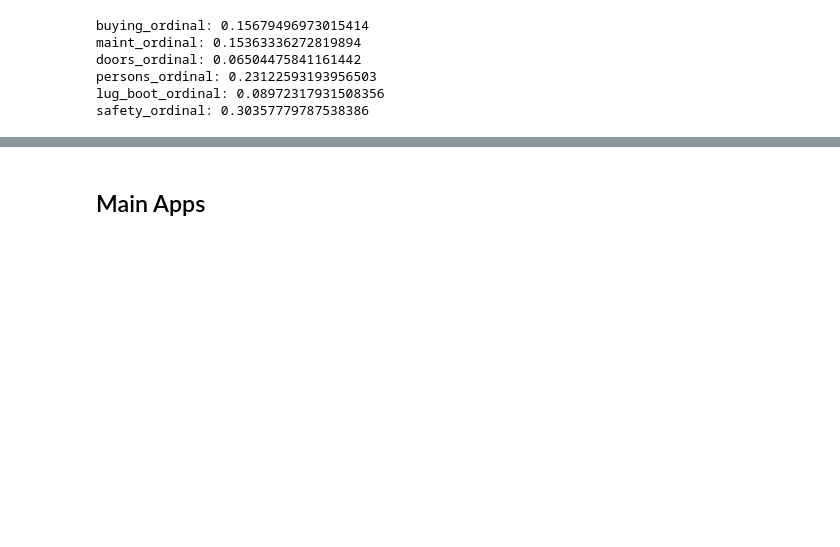
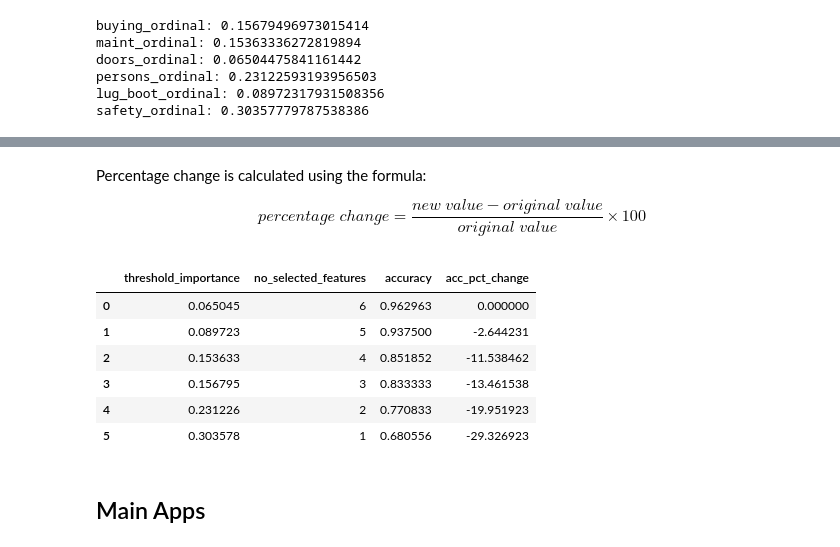
Before and after one commit to ngochaong123/App_python, a Jupyter notebook: Apps.ipynb, the cells around one changed output, grey strips where cells are left out. Drawn from its saved outputs; the diff is of its cells as text; code cells hidden in the pictures; blank space fills up the shorter version.

```diff
--- a/Apps.ipynb
+++ b/Apps.ipynb
@@ -328,0 +451,16 @@ plt.show()
+# %% [markdown]
+Percentage change is calculated using the formula:
+
+$$percentage\;change = \frac{new\;value - original\;value}{original\;value} \times 100$$
+# %%
+# Create a percentage change column in the DataFrame which shows the accuracy change of each feature selection model from the original.
+df_fs_results["acc_pct_change"] = df_fs_results["accuracy"].apply(lambda x: ((x - df_fs_results["accuracy"].iloc[0])/df_fs_results["accuracy"].iloc[0]) * 100)
+df_fs_results
+# %% [output]
+|  | threshold_importance | no_selected_features | accuracy | acc_pct_change |
+| 0 | 0.065045 | 6 | 0.962963 | 0.000000 |
+| 1 | 0.089723 | 5 | 0.937500 | -2.644231 |
+| 2 | 0.153633 | 4 | 0.851852 | -11.538462 |
+| 3 | 0.156795 | 3 | 0.833333 | -13.461538 |
+| 4 | 0.231226 | 2 | 0.770833 | -19.951923 |
+| 5 | 0.303578 | 1 | 0.680556 | -29.326923 |
```
Also changed, not shown: parts of 8 cells of this notebook.
